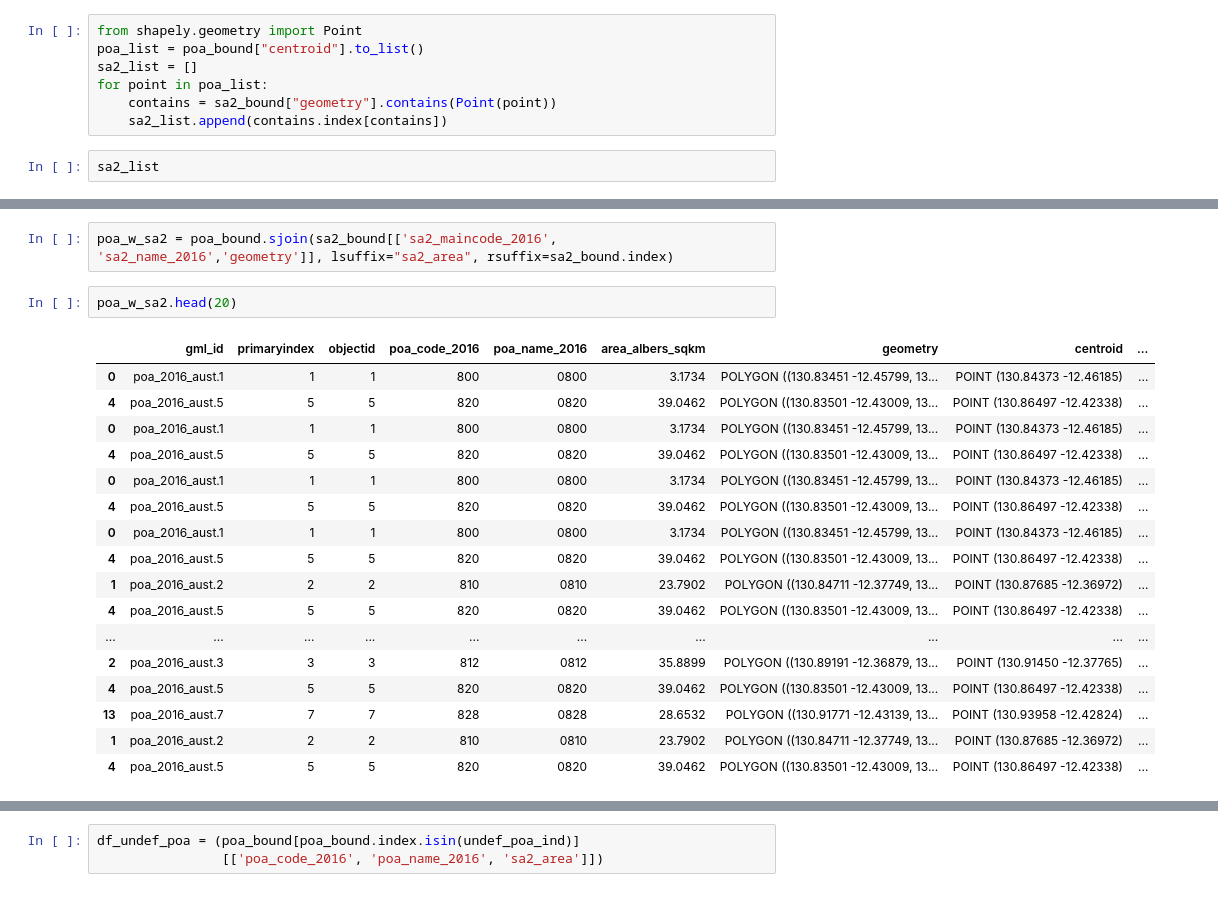
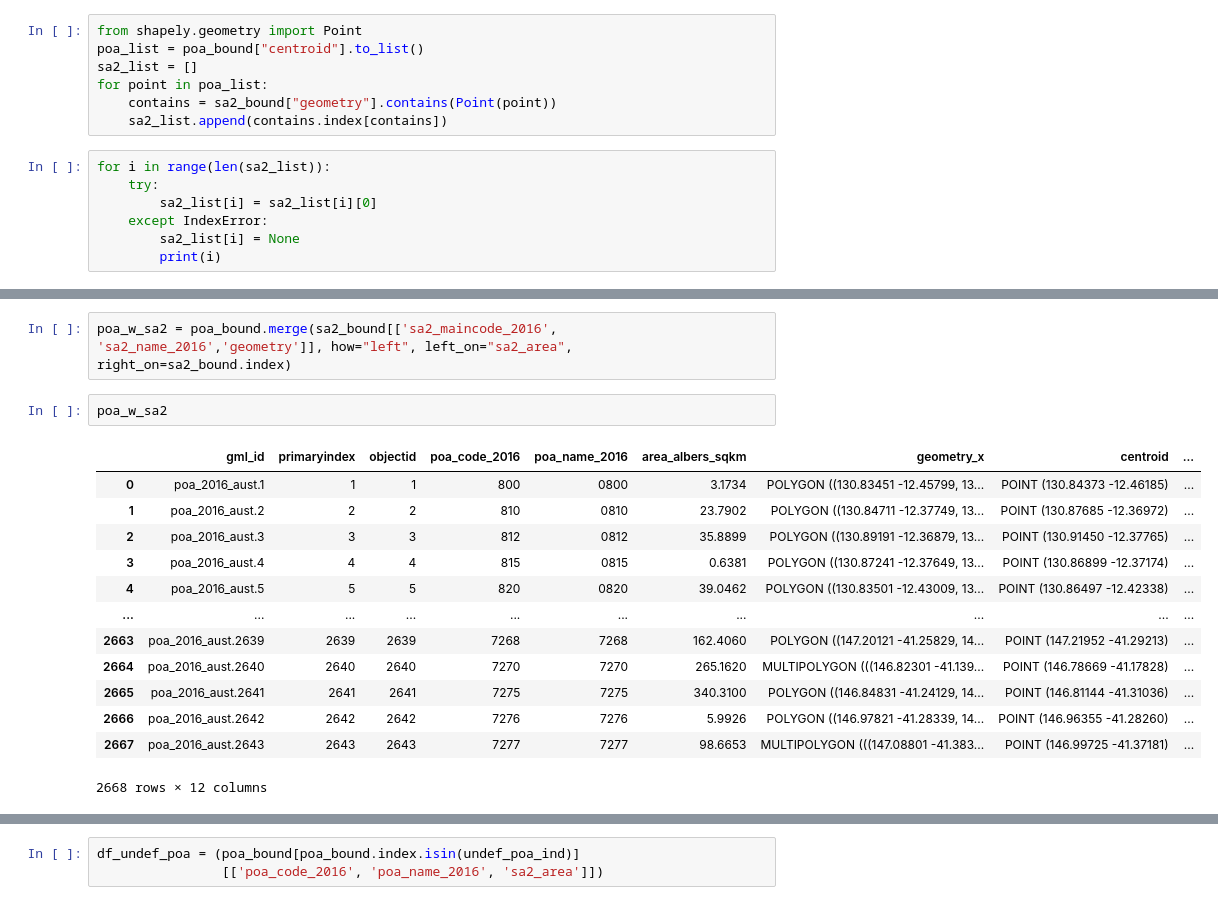
Before and after one commit to MAST30034-Applied-Data-Science/generic-buy-now-pay-later-project-group-11, a Jupyter notebook: notebooks/download_external_datasets.ipynb, the cells around one changed output, grey strips where cells are left out. Drawn from its saved outputs; the diff is of its cells as text.

```diff
--- a/notebooks/download_external_datasets.ipynb
+++ b/notebooks/download_external_datasets.ipynb
@@ -200,5 +216,10 @@ for point in poa_list:
     contains = sa2_bound["geometry"].contains(Point(point))
     sa2_list.append(contains.index[contains])
 # %%
-sa2_list
+for i in range(len(sa2_list)):
+    try:
+        sa2_list[i] = sa2_list[i][0]
+    except IndexError:
+        sa2_list[i] = None
+        print(i)
 # %% [output]
@@ -240,22 +271,18 @@ sa2_bound
 # %%
-poa_w_sa2 = poa_bound.sjoin(sa2_bound[['sa2_maincode_2016', 'sa2_name_2016','geometry']], lsuffix="sa2_area", rsuffix=sa2_bound.index)
+poa_w_sa2 = poa_bound.merge(sa2_bound[['sa2_maincode_2016', 'sa2_name_2016','geometry']], how="left", left_on="sa2_area", right_on=sa2_bound.index)
 # %%
-poa_w_sa2.head(20)
+poa_w_sa2
 # %% [output]
-|  | gml_id | primaryindex | objectid | poa_code_2016 | poa_name_2016 | area_albers_sqkm | geometry | centroid | ... |
+|  | gml_id | primaryindex | objectid | poa_code_2016 | poa_name_2016 | area_albers_sqkm | geometry_x | centroid | ... |
 | 0 | poa_2016_aust.1 | 1 | 1 | 800 | 0800 | 3.1734 | POLYGON ((130.83451 -12.45799, 13... | POINT (130.84373 -12.46185) | ... |
-| 4 | poa_2016_aust.5 | 5 | 5 | 820 | 0820 | 39.0462 | POLYGON ((130.83501 -12.43009, 13... | POINT (130.86497 -12.42338) | ... |
-| 0 | poa_2016_aust.1 | 1 | 1 | 800 | 0800 | 3.1734 | POLYGON ((130.83451 -12.45799, 13... | POINT (130.84373 -12.46185) | ... |
-| 4 | poa_2016_aust.5 | 5 | 5 | 820 | 0820 | 39.0462 | POLYGON ((130.83501 -12.43009, 13... | POINT (130.86497 -12.42338) | ... |
-| 0 | poa_2016_aust.1 | 1 | 1 | 800 | 0800 | 3.1734 | POLYGON ((130.83451 -12.45799, 13... | POINT (130.84373 -12.46185) | ... |
-| 4 | poa_2016_aust.5 | 5 | 5 | 820 | 0820 | 39.0462 | POLYGON ((130.83501 -12.43009, 13... | POINT (130.86497 -12.42338) | ... |
-| 0 | poa_2016_aust.1 | 1 | 1 | 800 | 0800 | 3.1734 | POLYGON ((130.83451 -12.45799, 13... | POINT (130.84373 -12.46185) | ... |
-| 4 | poa_2016_aust.5 | 5 | 5 | 820 | 0820 | 39.0462 | POLYGON ((130.83501 -12.43009, 13... | POINT (130.86497 -12.42338) | ... |
 | 1 | poa_2016_aust.2 | 2 | 2 | 810 | 0810 | 23.7902 | POLYGON ((130.84711 -12.37749, 13... | POINT (130.87685 -12.36972) | ... |
+| 2 | poa_2016_aust.3 | 3 | 3 | 812 | 0812 | 35.8899 | POLYGON ((130.89191 -12.36879, 13... | POINT (130.91450 -12.37765) | ... |
+| 3 | poa_2016_aust.4 | 4 | 4 | 815 | 0815 | 0.6381 | POLYGON ((130.87241 -12.37649, 13... | POINT (130.86899 -12.37174) | ... |
 | 4 | poa_2016_aust.5 | 5 | 5 | 820 | 0820 | 39.0462 | POLYGON ((130.83501 -12.43009, 13... | POINT (130.86497 -12.42338) | ... |
 | ... | ... | ... | ... | ... | ... | ... | ... | ... | ... |
-| 2 | poa_2016_aust.3 | 3 | 3 | 812 | 0812 | 35.8899 | POLYGON ((130.89191 -12.36879, 13... | POINT (130.91450 -12.37765) | ... |
-| 4 | poa_2016_aust.5 | 5 | 5 | 820 | 0820 | 39.0462 | POLYGON ((130.83501 -12.43009, 13... | POINT (130.86497 -12.42338) | ... |
-| 13 | poa_2016_aust.7 | 7 | 7 | 828 | 0828 | 28.6532 | POLYGON ((130.91771 -12.43139, 13... | POINT (130.93958 -12.42824) | ... |
-| 1 | poa_2016_aust.2 | 2 | 2 | 810 | 0810 | 23.7902 | POLYGON ((130.84711 -12.37749, 13... | POINT (130.87685 -12.36972) | ... |
-| 4 | poa_2016_aust.5 | 5 | 5 | 820 | 0820 | 39.0462 | POLYGON ((130.83501 -12.43009, 13... | POINT (130.86497 -12.42338) | ... |
+| 2663 | poa_2016_aust.2639 | 2639 | 2639 | 7268 | 7268 | 162.4060 | POLYGON ((147.20121 -41.25829, 14... | POINT (147.21952 -41.29213) | ... |
+| 2664 | poa_2016_aust.2640 | 2640 | 2640 | 7270 | 7270 | 265.1620 | MULTIPOLYGON (((146.82301 -41.139... | POINT (146.78669 -41.17828) | ... |
+| 2665 | poa_2016_aust.2641 | 2641 | 2641 | 7275 | 7275 | 340.3100 | POLYGON ((146.84831 -41.24129, 14... | POINT (146.81144 -41.31036) | ... |
+| 2666 | poa_2016_aust.2642 | 2642 | 2642 | 7276 | 7276 | 5.9926 | POLYGON ((146.97821 -41.28339, 14... | POINT (146.96355 -41.28260) | ... |
+| 2667 | poa_2016_aust.2643 | 2643 | 2643 | 7277 | 7277 | 98.6653 | MULTIPOLYGON (((147.08801 -41.383... | POINT (146.99725 -41.37181) | ... |
+2668 rows × 12 columns
```
Also changed, not shown: parts of 17 cells of this notebook, 1 other file.
